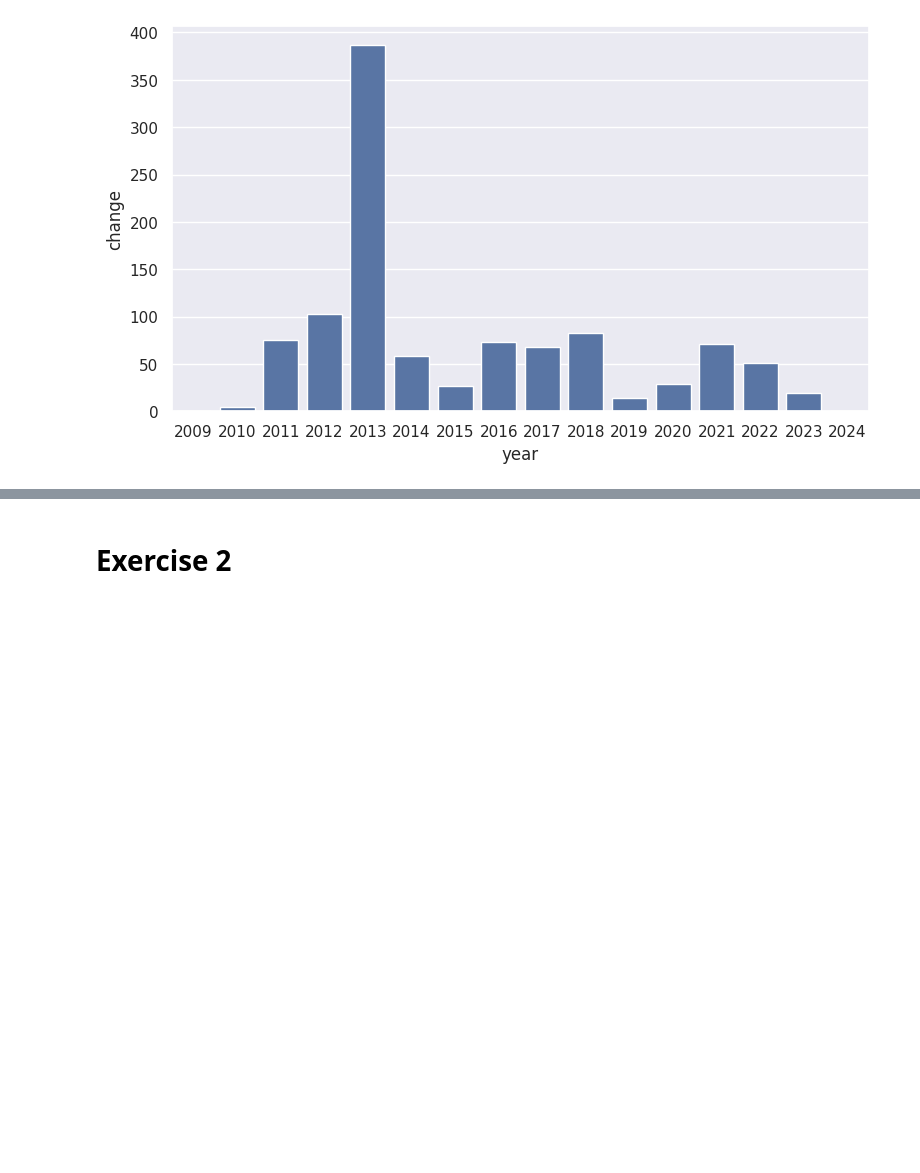
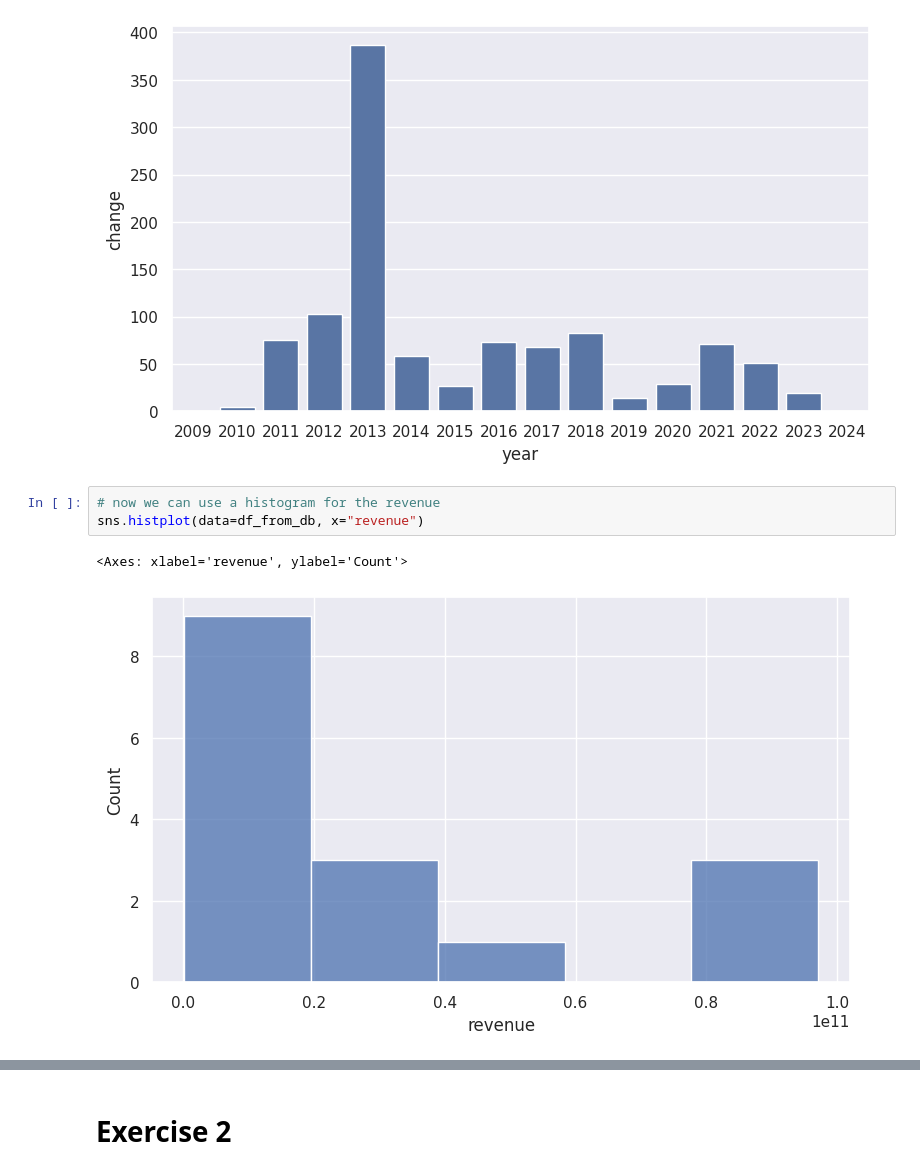
Before and after one commit to 4GeeksAcademy/alejandroNovellino-web-scraping-project-tutorial, a Jupyter notebook: src/explore.ipynb, the cells around one changed output, grey strips where cells are left out. Drawn from its saved outputs; the diff is of its cells as text; blank space fills up the shorter version.

Commit message:
feat add hist graph and conclusion

```diff
--- a/src/explore.ipynb
+++ b/src/explore.ipynb
@@ -152,3 +152,9 @@ sns.barplot(df_from_db, x="year", y="change")
 # %% [output]
 <Axes: xlabel='year', ylabel='change'>
 [figure]
+# %%
+# now we can use a histogram for the revenue
+sns.histplot(data=df_from_db, x="revenue")
+# %% [output]
+<Axes: xlabel='revenue', ylabel='Count'>
+[figure, added]
```
Also changed, not shown: parts of 12 cells of this notebook, 2 other files.
